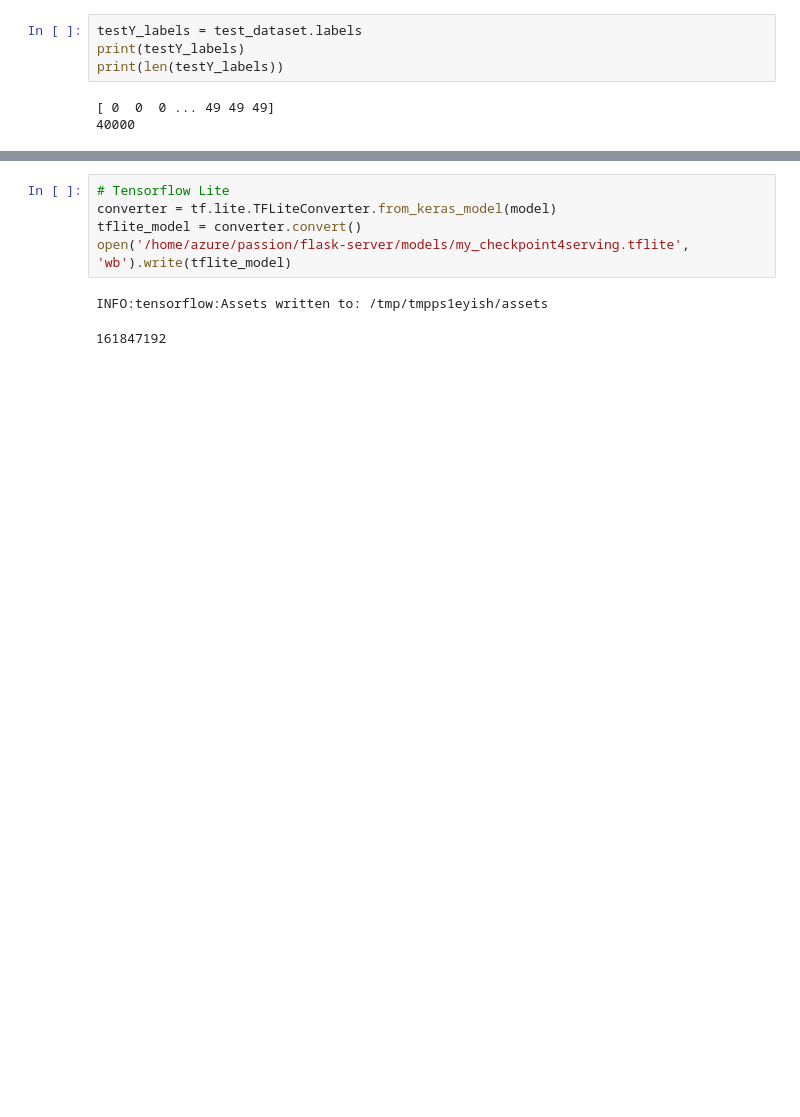
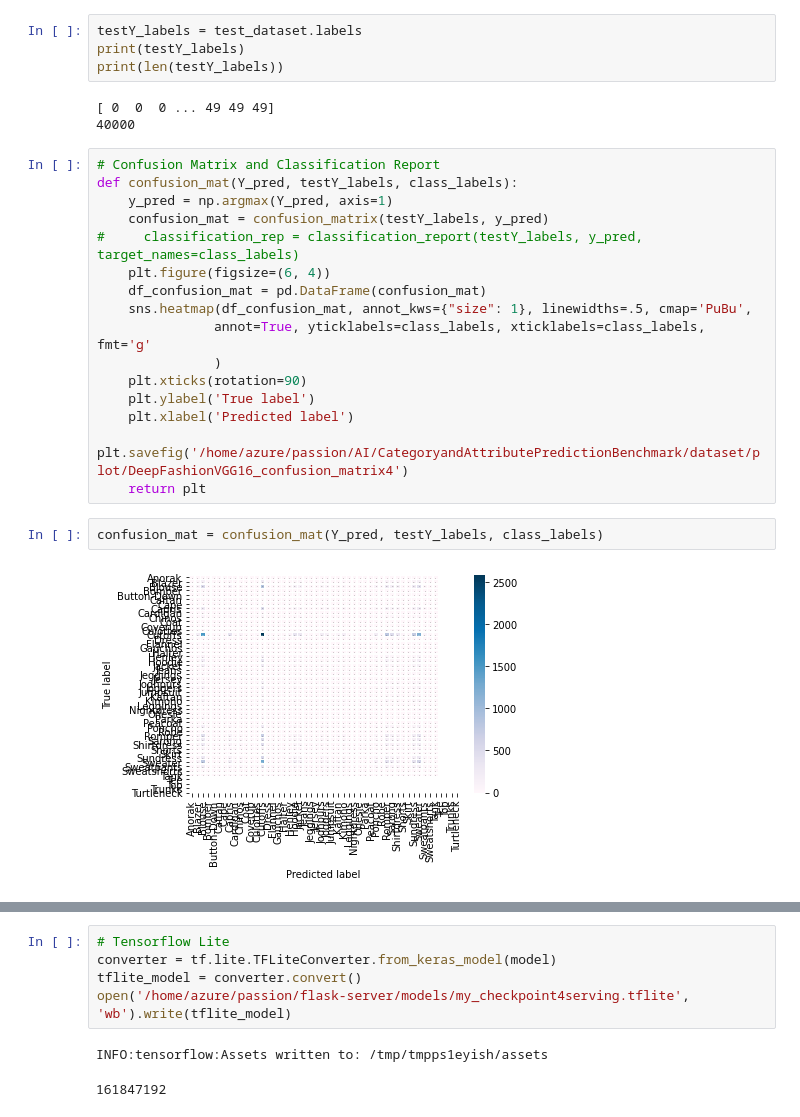
Before and after one commit to mirror-look/mirror-look-origin, a Jupyter notebook: AI/CategoryandAttributePredictionBenchmark/DeepFashionModelVGG16-2.ipynb, the cells around one changed output, grey strips where cells are left out. Saved outputs shown, nothing was run; the diff lists cells and outputs as text; blank space fills up the shorter version.

```diff
--- a/AI/Category and Attribute Prediction Benchmark/DeepFashionModelVGG16-2.ipynb
+++ b/AI/CategoryandAttributePredictionBenchmark/DeepFashionModelVGG16-2.ipynb
@@ -478,4 +476,24 @@ print(len(testY_labels))
 # %% [output]
 [ 0  0  0 ... 49 49 49]
 40000
+# %%
+# Confusion Matrix and Classification Report
+def confusion_mat(Y_pred, testY_labels, class_labels):
+    y_pred = np.argmax(Y_pred, axis=1)
+    confusion_mat = confusion_matrix(testY_labels, y_pred)
+#     classification_rep = classification_report(testY_labels, y_pred, target_names=class_labels)
+    plt.figure(figsize=(6, 4))
+    df_confusion_mat = pd.DataFrame(confusion_mat)
+    sns.heatmap(df_confusion_mat, annot_kws={"size": 1}, linewidths=.5, cmap='PuBu',
+               annot=True, yticklabels=class_labels, xticklabels=class_labels, fmt='g'
+               )
+    plt.xticks(rotation=90)
+    plt.ylabel('True label')
+    plt.xlabel('Predicted label')
+    plt.savefig('/home/azure/passion/AI/CategoryandAttributePredictionBenchmark/dataset/plot/DeepFashionVGG16_confusion_matrix4')
+    return plt
+# %%
+confusion_mat = confusion_mat(Y_pred, testY_labels, class_labels)
+# %% [output]
+[figure, added]
 # %%
```
Also changed, not shown: parts of 7 cells of this notebook, 20 other files.
